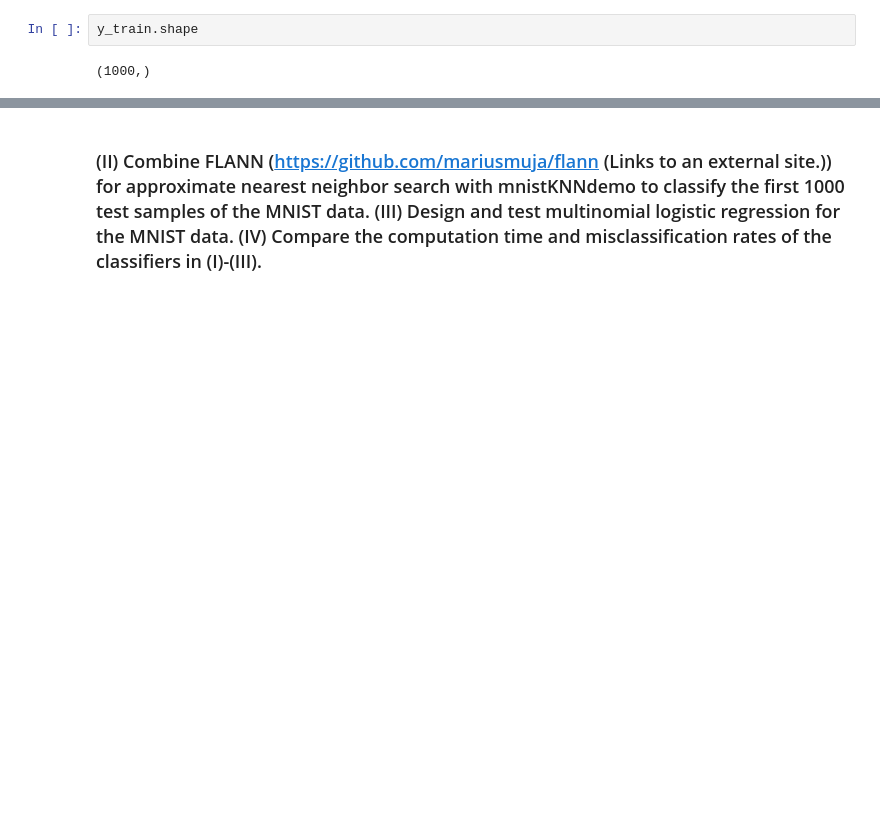
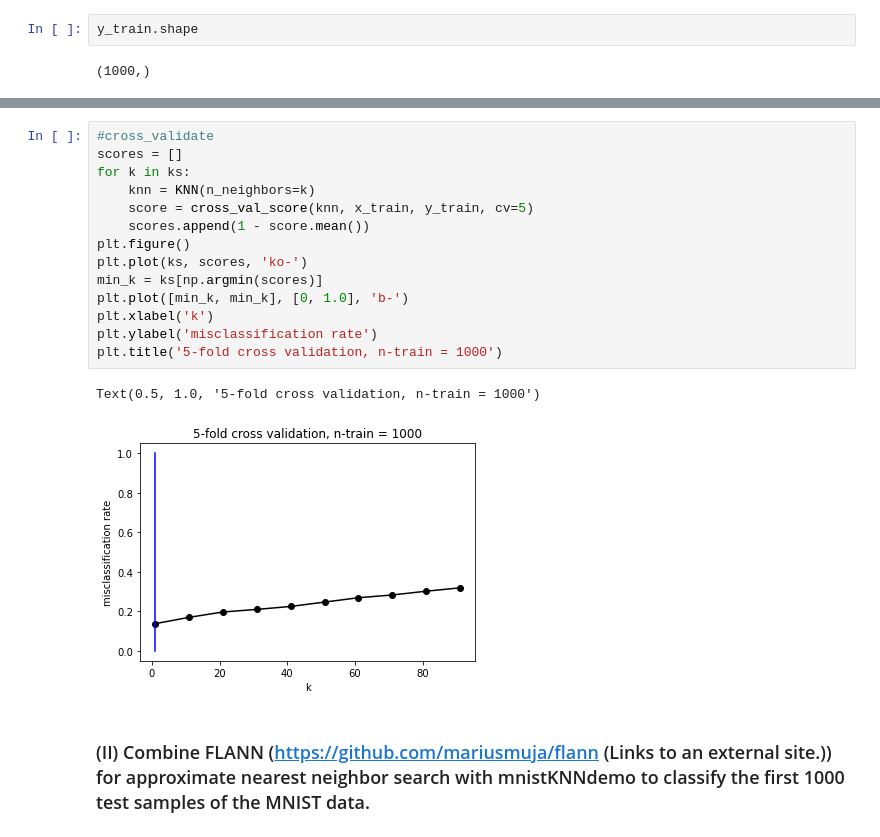
Before and after one commit to kenippert/CS539-MachineLearning-Team1, a Jupyter notebook: hw1/prob2/Team 1 E 2.ipynb, the cells around one changed output, grey strips where cells are left out. Saved outputs shown, nothing was run; the diff lists cells and outputs as text; blank space fills up the shorter version.

```diff
--- a/hw1/prob2/Team 1 E 2.ipynb
+++ b/hw1/prob2/Team 1 E 2.ipynb
@@ -193,2 +150,19 @@ SyntaxError: invalid syntax (<ipython-input-22-ff88b4214f27>, line 1)
+# %%
+#cross_validate
+scores = []
+for k in ks:
+    knn = KNN(n_neighbors=k)
+    score = cross_val_score(knn, x_train, y_train, cv=5)
+    scores.append(1 - score.mean())
+plt.figure()
+plt.plot(ks, scores, 'ko-')
+min_k = ks[np.argmin(scores)]
+plt.plot([min_k, min_k], [0, 1.0], 'b-')
+plt.xlabel('k')
+plt.ylabel('misclassification rate')
+plt.title('5-fold cross validation, n-train = 1000')
+# %% [output]
+Text(0.5, 1.0, '5-fold cross validation, n-train = 1000')
+[figure, added]
 # %% [markdown]
-### (II) Combine FLANN (https://github.com/mariusmuja/flann (Links to an external site.)) for approximate nearest neighbor search with mnistKNNdemo to classify the first 1000 test samples of the MNIST data. (III) Design and test multinomial logistic regression for the MNIST data. (IV) Compare the computation time and misclassification rates of the classifiers in (I)-(III).
+### (II) Combine FLANN (https://github.com/mariusmuja/flann (Links to an external site.)) for approximate nearest neighbor search with mnistKNNdemo to classify the first 1000 test samples of the MNIST data.
```
Also changed, not shown: parts of 17 cells of this notebook.
